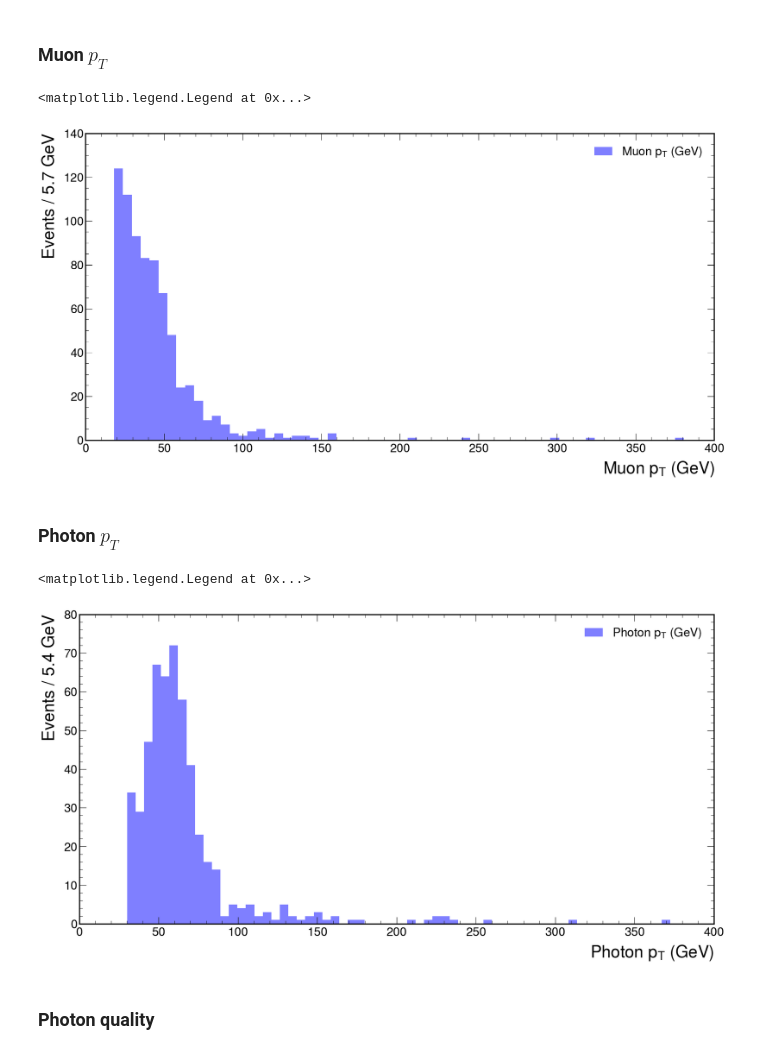
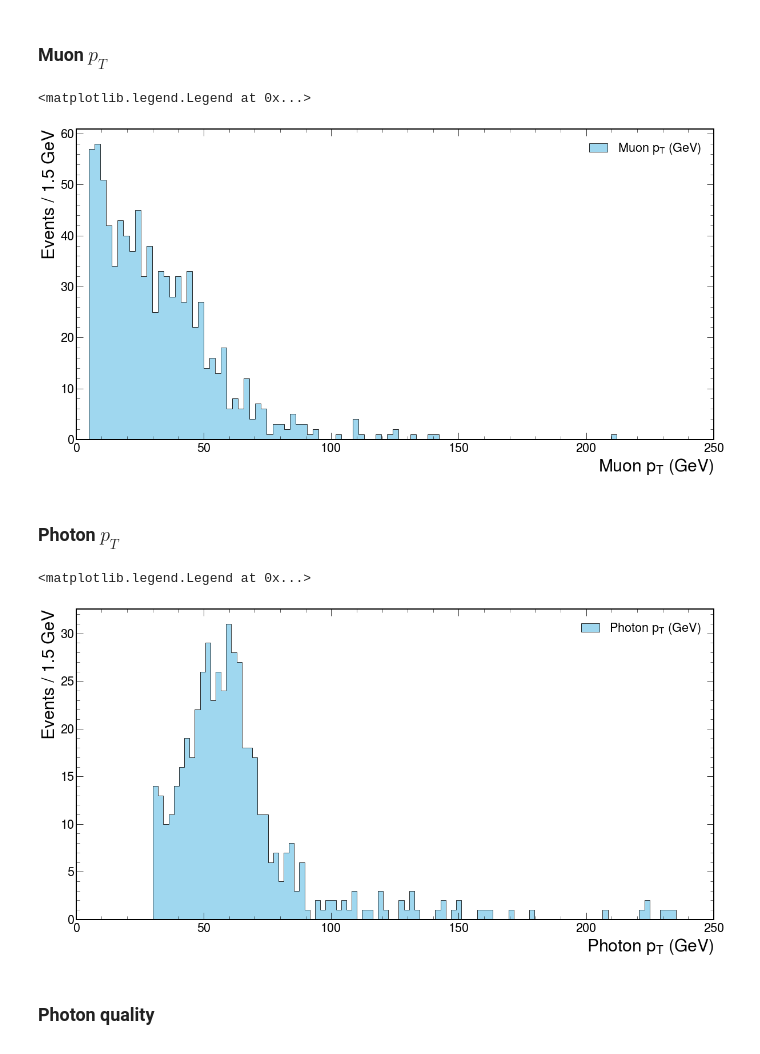
Before and after one commit to javivilladamigo/ResearchActivities, a Jupyter notebook: coffeaAnalysis.ipynb, the cells around one changed output. Saved outputs shown, nothing was run; the diff lists cells and outputs as text; code cells hidden in the pictures.

```diff
--- a/coffeaAnalysis.ipynb
+++ b/coffeaAnalysis.ipynb
@@ -11,8 +11,9 @@ import awkward as ak
 import hist
 import matplotlib.pyplot as plt
 import mplhep as hep
-hep.style.use("CMS")
+plt.style.use([hep.style.CMS])
 from coffea.nanoevents import NanoEventsFactory, NanoAODSchema
+import ROOT as r
 # %%
 # read the file
 
@@ -75,7 +94,7 @@ The events that satisfy all the requirements are the 91.4%
 # apply the filters
 
 selected_muons = events.Muon[muon_filters]
-selected_photons = events.Photon[photon_filters]
+#selected_photons = events.Photon[photon_filters]
 # %%
 # info on the cuts efficiency
 
@@ -87,69 +106,60 @@ A total of 735 out of 1134 muons (64.8%) passed the cuts.
 # %% [markdown]
 ### Muon $p_{T}$
 # %%
-pt_min = 0
-pt_max = 400
-nbins = 64
+obs =  ak.flatten(selected_muons.pt, axis = None)
 
-counts, bins = np.histogram(ak.flatten(selected_muons.pt, axis = None), nbins) # we flatten the ak-array to have all the values in a 1D-array
-                                                                               # we also compute the bins heights (counts)
-                                                                               # and the bin edges (bins)
-                                                                               # for a given number of bins (nbins)
+min = 0
+max = 250
+width = 1.5 # GeV
 
-width = bins[1] - bins[0]
-
+nbins = int(round((max - min) / width))
 
 fig, ax = plt.subplots(figsize=(20, 10))
-hep.histplot(
-    counts,
-    bins = bins,
-    histtype = "fill",
-    color = "b",
-    alpha = 0.5,
-    edgecolor = "red",
-    label = r"Muon $p_{T}$ (GeV)",
-    ax = ax,
+ax.hist(
+    obs,
+    bins = nbins,
+    histtype = "stepfilled",
+    color = "skyblue",
+    alpha = 0.8,
+    edgecolor = "black",
+    label = r"Muon $p_{T}$ (GeV)"
 )
+
 ax.set_xlabel("Muon $p_{T}$ (GeV)", fontsize = 30)
 ax.set_ylabel("Events / %.1f GeV" % width, fontsize = 30)
-ax.set_xlim(pt_min, pt_max)
+ax.set_xlim(min, max)
 ax.legend()
 # %% [output]
 <matplotlib.legend.Legend at 0x...>
-[figure, old version]
+[figure, new version]
 # %% [markdown]
 ### Photon $p_{T}$
 # %%
-pt_min = 0
-pt_max = 400
-nbins = 64
+obs = ak.flatten(selected_photons.pt, axis = None)
 
-counts, bins = np.histogram(ak.flatten(selected_photons.pt, axis = None), nbins) # we flatten the ak-array to have all the values in a 1D-array
-                                                                               # we also compute the bins heights (counts)
-                                                                               # and the bin edges (bins)
-                                                                               # for a given number of bins (nbins)
+min = 0
+max = 250
+width = 1.5 # GeV
 
-width = bins[1] - bins[0]
-
+nbins = int(round((max - min) / width))
 
 fig, ax = plt.subplots(figsize=(20, 10))
-hep.histplot(
-    counts,
-    bins = bins,
-    histtype = "fill",
-    color = "b",
-    alpha = 0.5,
-    edgecolor = "red",
-    label = r"Photon $p_{T}$ (GeV)",
-    ax = ax,
+ax.hist(
+    obs,
+    bins = nbins,
+    histtype = "stepfilled",
+    color = "skyblue",
+    alpha = 0.8,
+    edgecolor = "black",
+    label = r"Photon $p_{T}$ (GeV)"
 )
 ax.set_xlabel("Photon $p_{T}$ (GeV)", fontsize = 30)
 ax.set_ylabel("Events / %.1f GeV" % width, fontsize = 30)
-ax.set_xlim(pt_min, pt_max)
+ax.set_xlim(min, max)
 ax.legend()
 # %% [output]
 <matplotlib.legend.Legend at 0x...>
-[figure, old version]
+[figure, new version]
 # %% [markdown]
 ### Photon quality
 # %%
```
Also changed, not shown: parts of 11 cells of this notebook.
